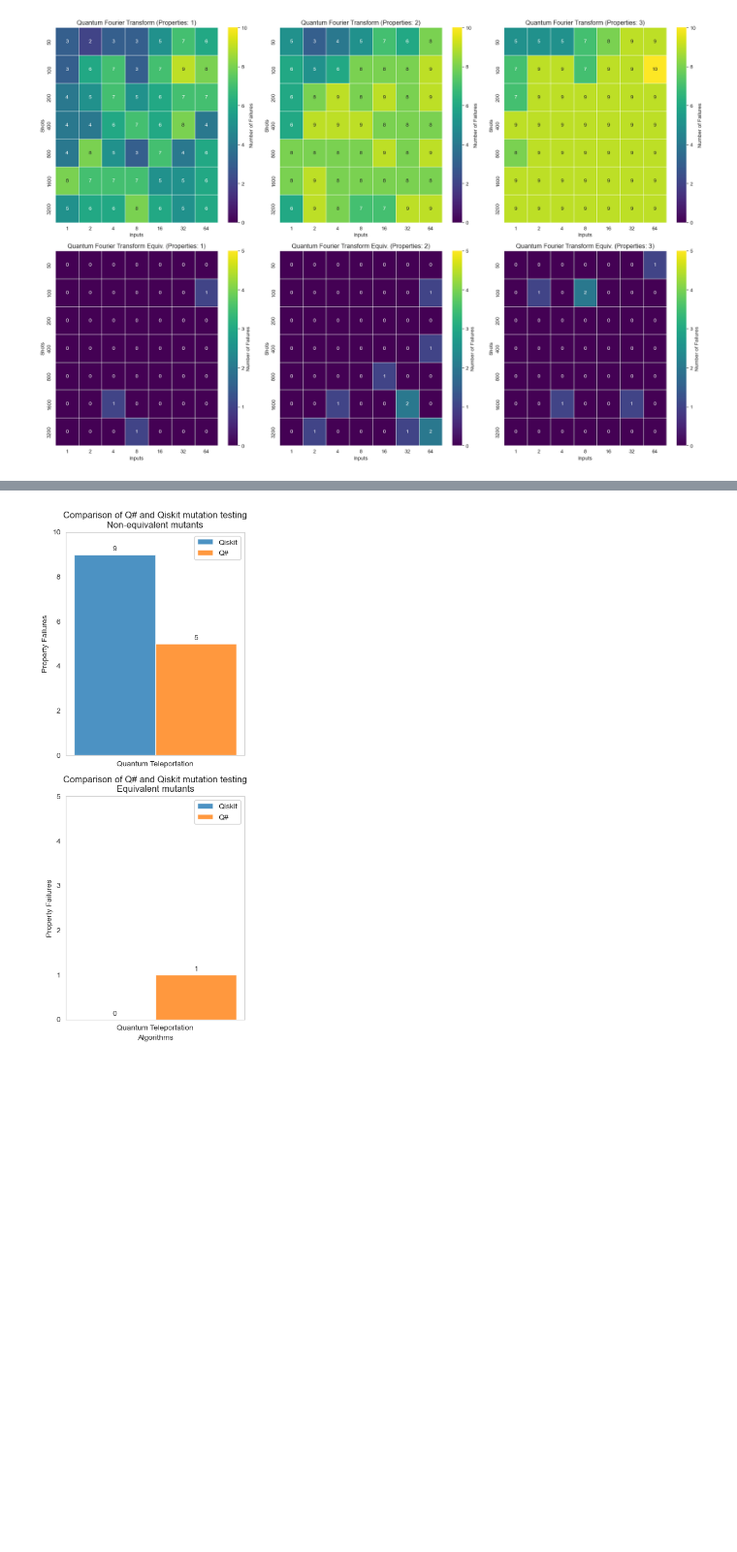
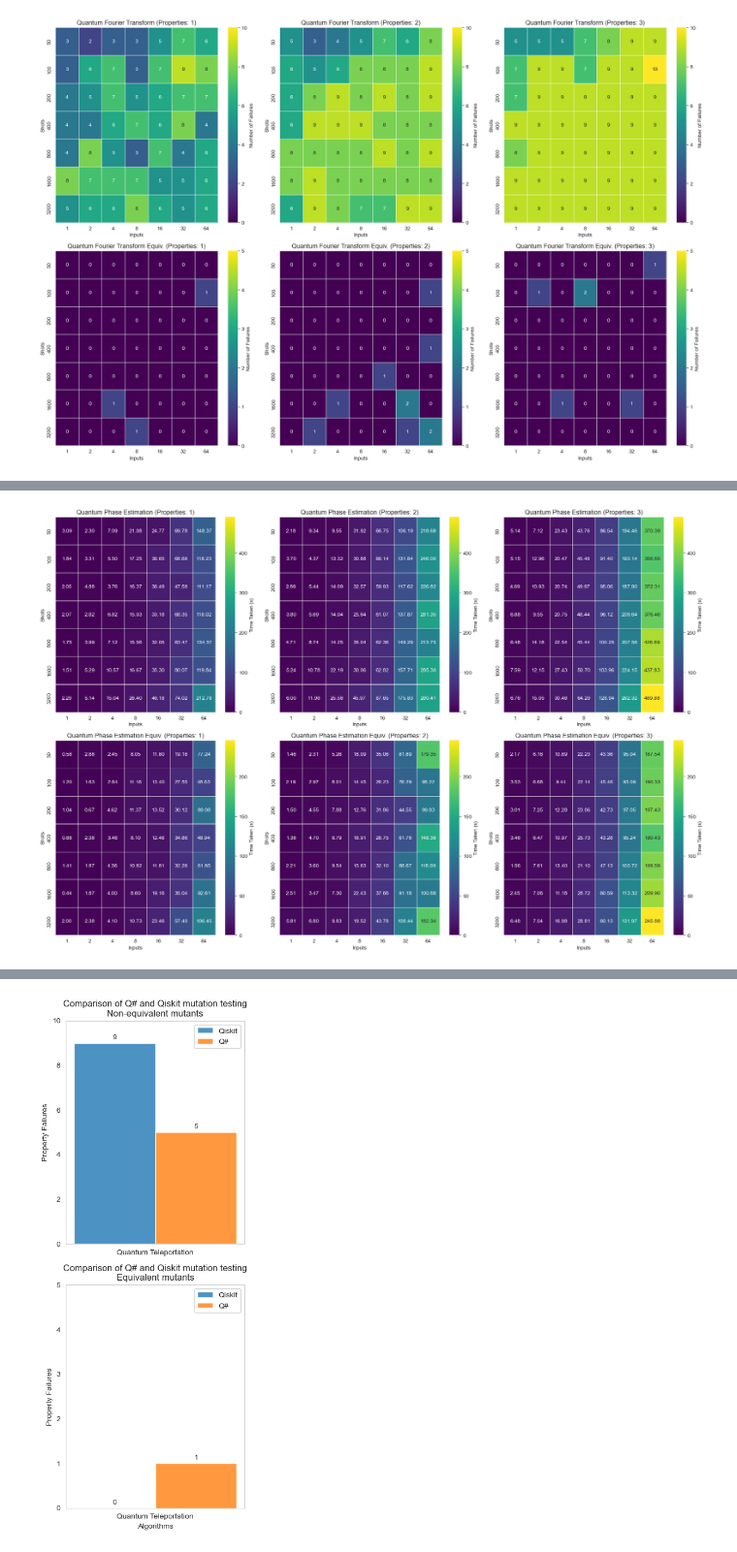
Before and after one commit to GabrielPontolillo/qucheck, a Jupyter notebook: case_studies/results_visualisation.ipynb, the cells around one changed output, grey strips where cells are left out. Shown at 97% size. Saved outputs shown, nothing was run; the diff lists cells and outputs as text; code cells hidden in the pictures; blank space fills up the shorter version.

```diff
--- a/case_studies/results_visualisation.ipynb
+++ b/case_studies/results_visualisation.ipynb
@@ -145,0 +156,4 @@ plot_time_taken(qft_df, "Quantum Fourier Transform")
+# %%
+plot_time_taken(qpe_df, "Quantum Phase Estimation")
+# %% [output]
+[figure, added]
```
Also changed, not shown: parts of 8 cells of this notebook, 21 other files.
